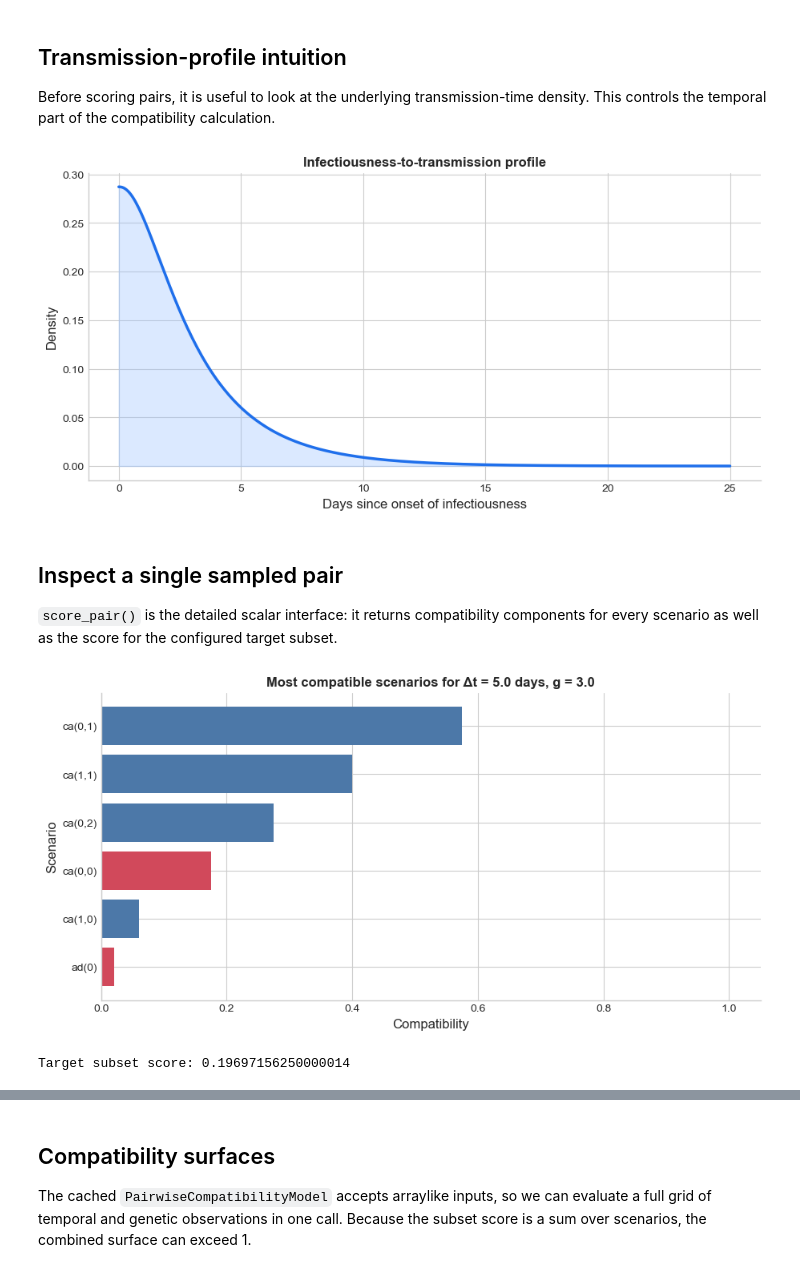
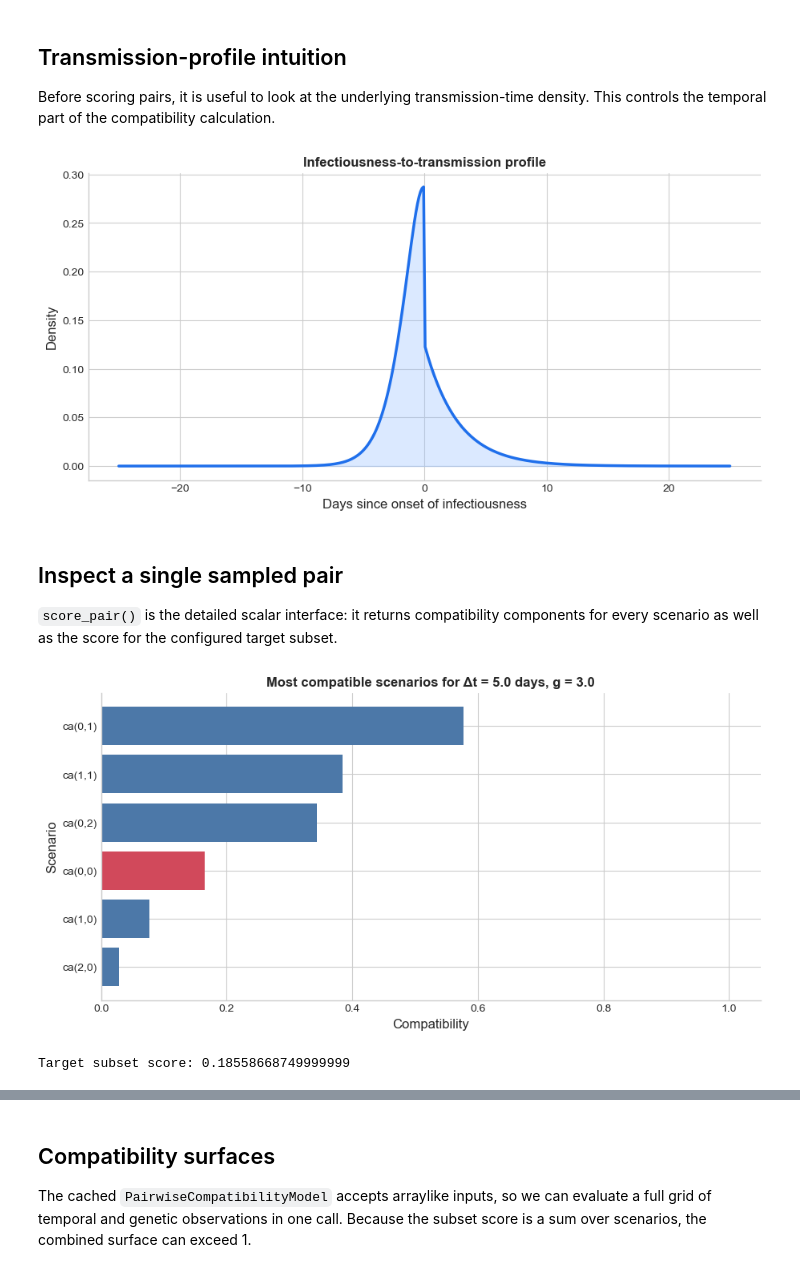
Before and after one commit to ydnkka/epilink, a Jupyter notebook: docs/epilink_compatibility_walkthrough.ipynb, the cells around one changed output, grey strips where cells are left out. Saved outputs shown, nothing was run; the diff lists cells and outputs as text; code cells hidden in the pictures.

```diff
--- a/docs/epilink_compatibility_walkthrough.ipynb
+++ b/docs/epilink_compatibility_walkthrough.ipynb
@@ -35,6 +53,6 @@ We will use the infectiousness-to-transmission profile, configure a modest hidde
 # %%
 parameters = NaturalHistoryParameters()
-profile = InfectiousnessToTransmission(parameters=parameters, rng_seed=rng_seed)
+profile = SymptomOnsetToTransmission(parameters=parameters, rng_seed=rng_seed)
 
 epilink = EpiLink(
     transmission_profile=profile,
@@ -58,20 +76,20 @@ Available scenarios: ['ad(0)', 'ad(1)', 'ad(2)', 'ca(0,0)', 'ca(0,1)', 'ca(0,2)'
 
 Before scoring pairs, it is useful to look at the underlying transmission-time density. This controls the temporal part of the compatibility calculation.
 # %%
-time_axis = np.linspace(0, 25, 400)
+time_axis = np.linspace(-25, 25, 400)
 profile_density = profile.pdf(time_axis)
 
 fig, ax = plt.subplots(figsize=(9, 4.5), constrained_layout=True)
 ax.plot(time_axis, profile_density, color="#1f6feb", linewidth=2.5)
 ax.fill_between(time_axis, profile_density, color="#99c2ff", alpha=0.35)
 ax.set(
     title="Infectiousness-to-transmission profile",
     xlabel="Days since onset of infectiousness",
     ylabel="Density",
 )
 plt.show()
 # %% [output]
-[figure, old version]
+[figure, new version]
 # %% [markdown]
 ## Inspect a single sampled pair
 
@@ -110,5 +128,5 @@ plt.show()
 
 print("Target subset score:", pair_result["target_compatibility"])
 # %% [output]
-[figure, old version]
+[figure, new version]
-Target subset score: 0.19697156250000014
+Target subset score: 0.18558668749999999
```
Also changed, not shown: parts of 3 cells of this notebook, 32 other files.
